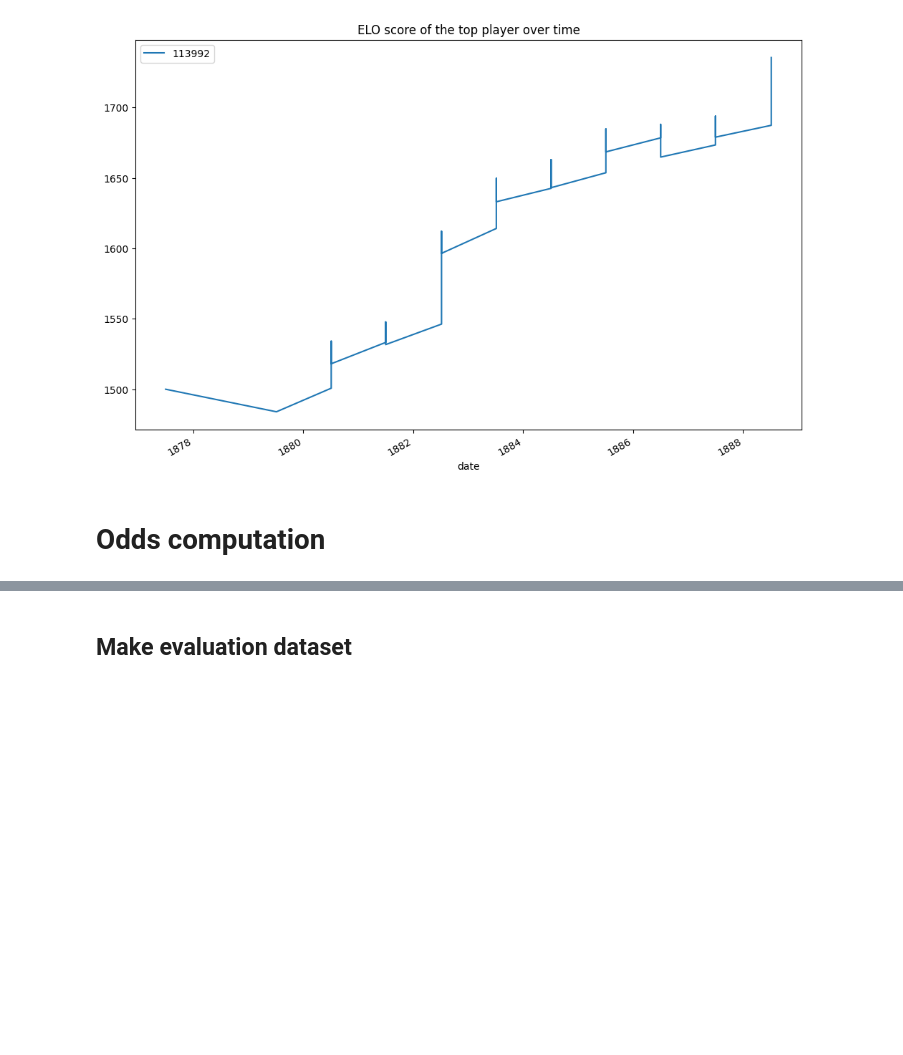
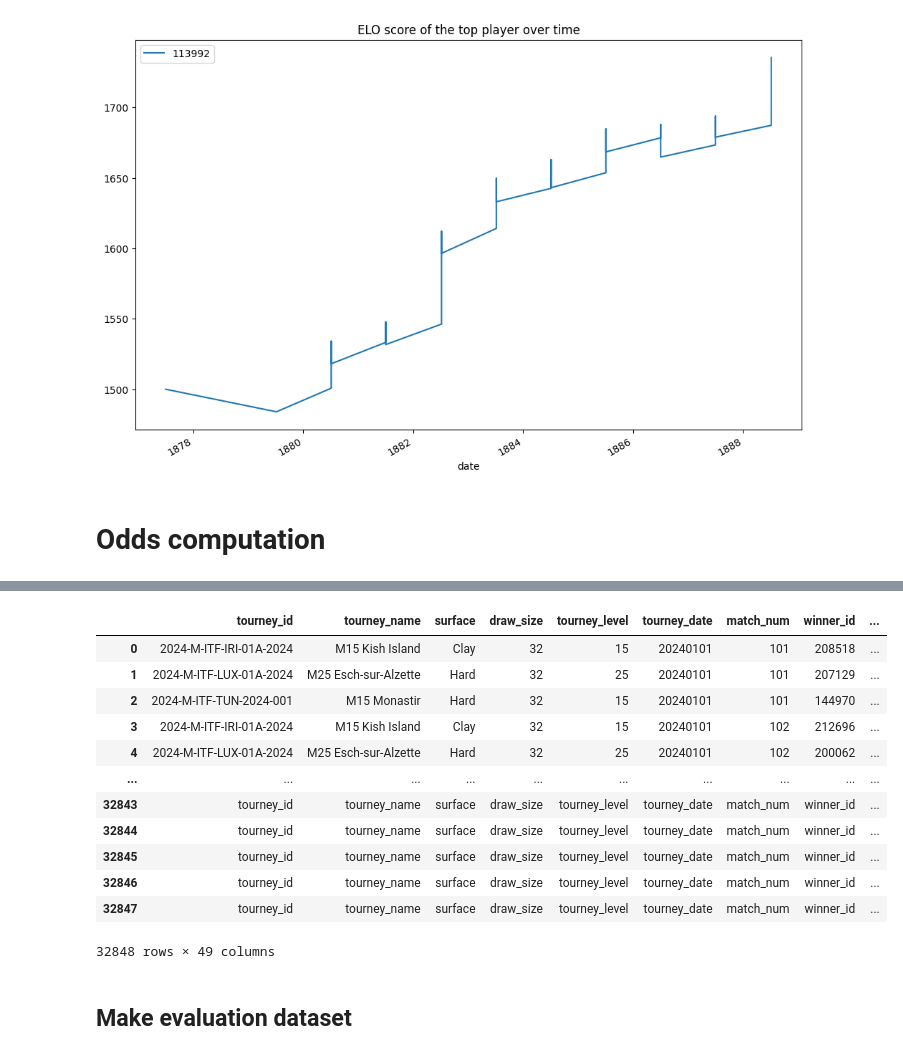
Before and after one commit to p-gourseaud/tennis-predictor, a Jupyter notebook: notebooks/1.1-pg-data-exploration2.ipynb, the cells around one changed output, grey strips where cells are left out. Cells and saved outputs as stored; diff of their text form; code cells hidden in the pictures; blank space fills up the shorter version.

```diff
--- a/notebooks/1.1-pg-data-exploration2.ipynb
+++ b/notebooks/1.1-pg-data-exploration2.ipynb
@@ -246,3 +266,20 @@ See the caveats in the documentation: https://pandas.pydata.org/pandas-docs/stab
+# %%
+df_matches = pd.read_sql_query("SELECT * FROM matches WHERE tourney_date >= '20240101' ORDER BY tourney_date, CAST(match_num AS INT)", cnx)
+df_matches
+# %% [output]
+|  | tourney_id | tourney_name | surface | draw_size | tourney_level | tourney_date | match_num | winner_id | ... |
+| 0 | 2024-M-ITF-IRI-01A-2024 | M15 Kish Island | Clay | 32 | 15 | 20240101 | 101 | 208518 | ... |
+| 1 | 2024-M-ITF-LUX-01A-2024 | M25 Esch-sur-Alzette | Hard | 32 | 25 | 20240101 | 101 | 207129 | ... |
+| 2 | 2024-M-ITF-TUN-2024-001 | M15 Monastir | Hard | 32 | 15 | 20240101 | 101 | 144970 | ... |
+| 3 | 2024-M-ITF-IRI-01A-2024 | M15 Kish Island | Clay | 32 | 15 | 20240101 | 102 | 212696 | ... |
+| 4 | 2024-M-ITF-LUX-01A-2024 | M25 Esch-sur-Alzette | Hard | 32 | 25 | 20240101 | 102 | 200062 | ... |
+| ... | ... | ... | ... | ... | ... | ... | ... | ... | ... |
+| 32843 | tourney_id | tourney_name | surface | draw_size | tourney_level | tourney_date | match_num | winner_id | ... |
+| 32844 | tourney_id | tourney_name | surface | draw_size | tourney_level | tourney_date | match_num | winner_id | ... |
+| 32845 | tourney_id | tourney_name | surface | draw_size | tourney_level | tourney_date | match_num | winner_id | ... |
+| 32846 | tourney_id | tourney_name | surface | draw_size | tourney_level | tourney_date | match_num | winner_id | ... |
+| 32847 | tourney_id | tourney_name | surface | draw_size | tourney_level | tourney_date | match_num | winner_id | ... |
+32848 rows × 49 columns
 # %% [markdown]
 ## Make evaluation dataset
 # %%
```
Also changed, not shown: parts of 6 cells of this notebook, 1 other file.
